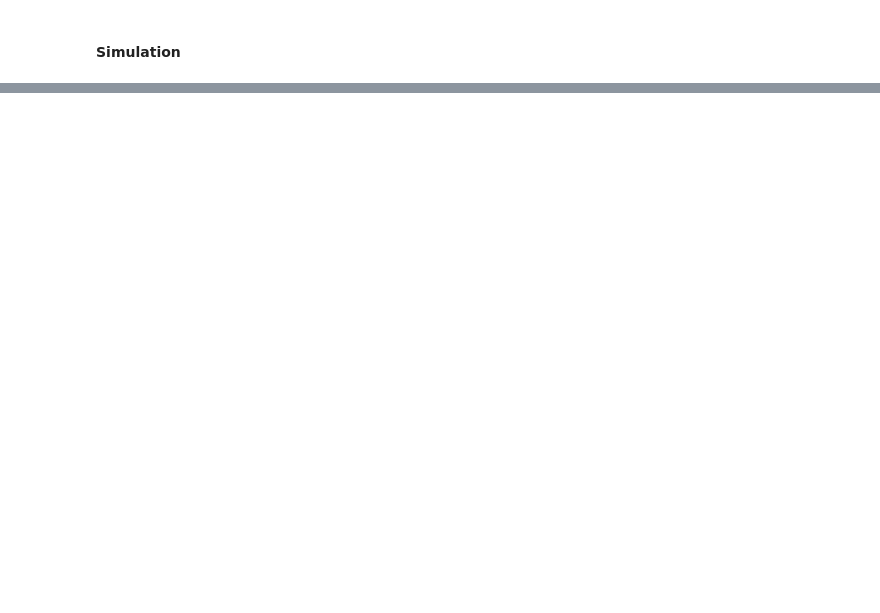
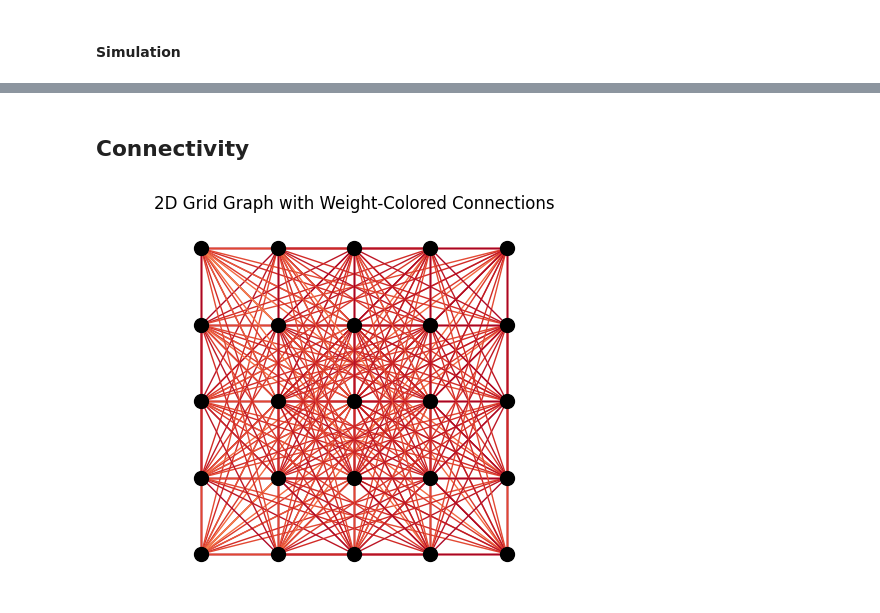
Before and after one commit to iKiru-hub/PCNN, a Jupyter notebook: pcnn_lab.ipynb, the cells around one changed output, grey strips where cells are left out. Drawn from its saved outputs; the diff is of its cells as text; code cells hidden in the pictures; blank space fills up the shorter version.

```diff
--- a/pcnn_lab.ipynb
+++ b/pcnn_lab.ipynb
@@ -60 +92,19 @@ print(".")
 .
+# %% [markdown]
+## Connectivity
+# %%
+# Define a smaller network for clearer visualization
+N_small = 20  # Number of neurons
+dims = (5, 5)
+A = 0.  # Excitatory strength
+B = 1.  # Inhibitory strength
+sigma_exc = 2.0  # Excitatory spread
+sigma_inh = 5.0  # Inhibitory spread
+
+# Generate the Mexican hat connectivity pattern for the smaller network
+w = mod.mexican_hat_2D(dims, A, B, sigma_exc, sigma_inh)
+
+# plot
+mv.plot_graph_colored_2D(w, dims, threshold=0.3)
+# %% [output]
+[figure, added]
```
Also changed, not shown: parts of 10 cells of this notebook, 2 other files.
